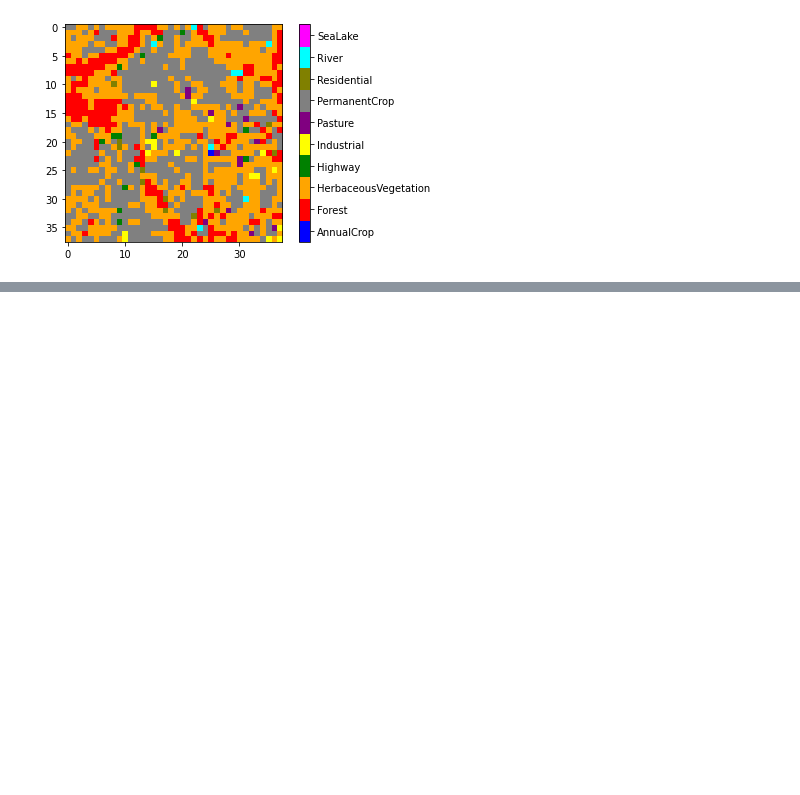
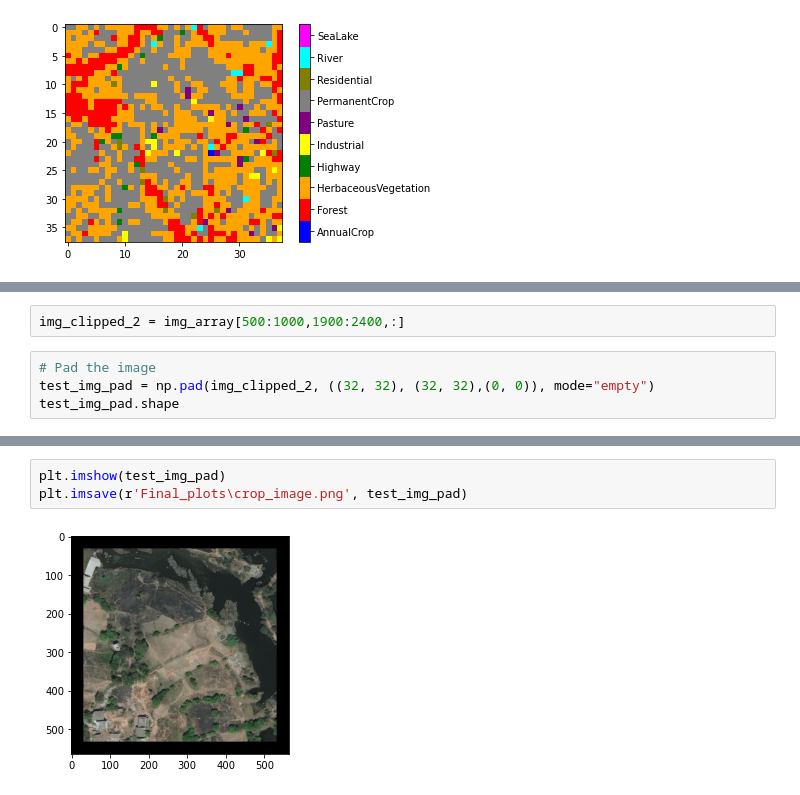
Before and after one commit to CSCCNY/final-project-landandbuildingsatimg-ccny, a Jupyter notebook: notebooks/scratch/03-SM-ResNet50_Validation.ipynb, the cells around one changed output, grey strips where cells are left out. Cells and saved outputs as stored; diff of their text form; blank space fills up the shorter version.

```diff
--- a/notebooks/scratch/03-SM-ResNet50_Validation.ipynb
+++ b/notebooks/scratch/03-SM-ResNet50_Validation.ipynb
@@ -256,0 +225,6 @@ plot_label(predicted_img, labels,col_dict)
+# %%
+img_clipped_2 = img_array[500:1000,1900:2400,:]
+# %%
+# Pad the image
+test_img_pad = np.pad(img_clipped_2, ((32, 32), (32, 32),(0, 0)), mode="empty")
+test_img_pad.shape
@@ -256,0 +238,5 @@ plot_label(predicted_img, labels,col_dict)
+# %%
+plt.imshow(test_img_pad)
+plt.imsave(r'Final_plots\crop_image.png', test_img_pad)
+# %% [output]
+[figure, added]
```
Also changed, not shown: parts of 35 cells of this notebook.
